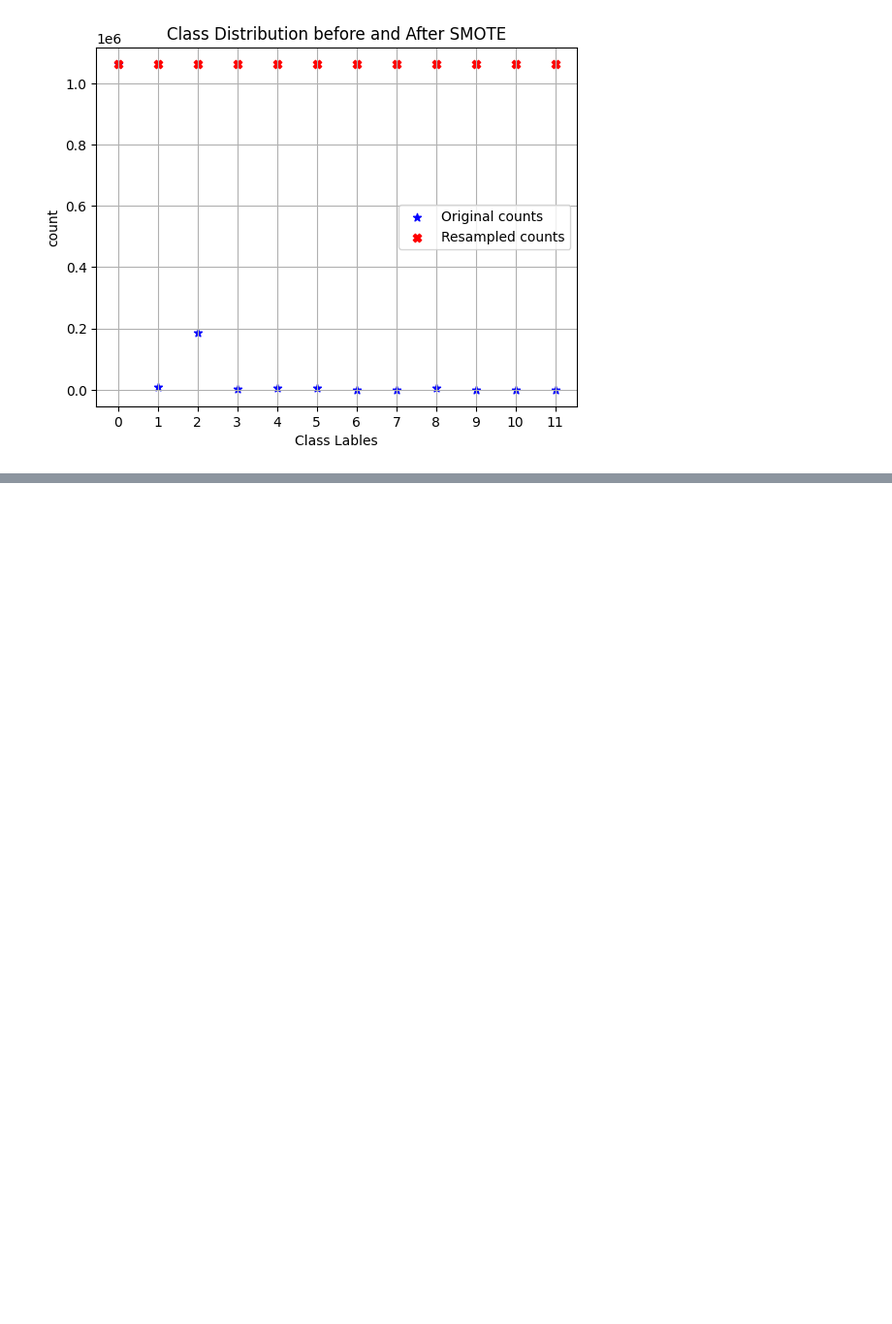
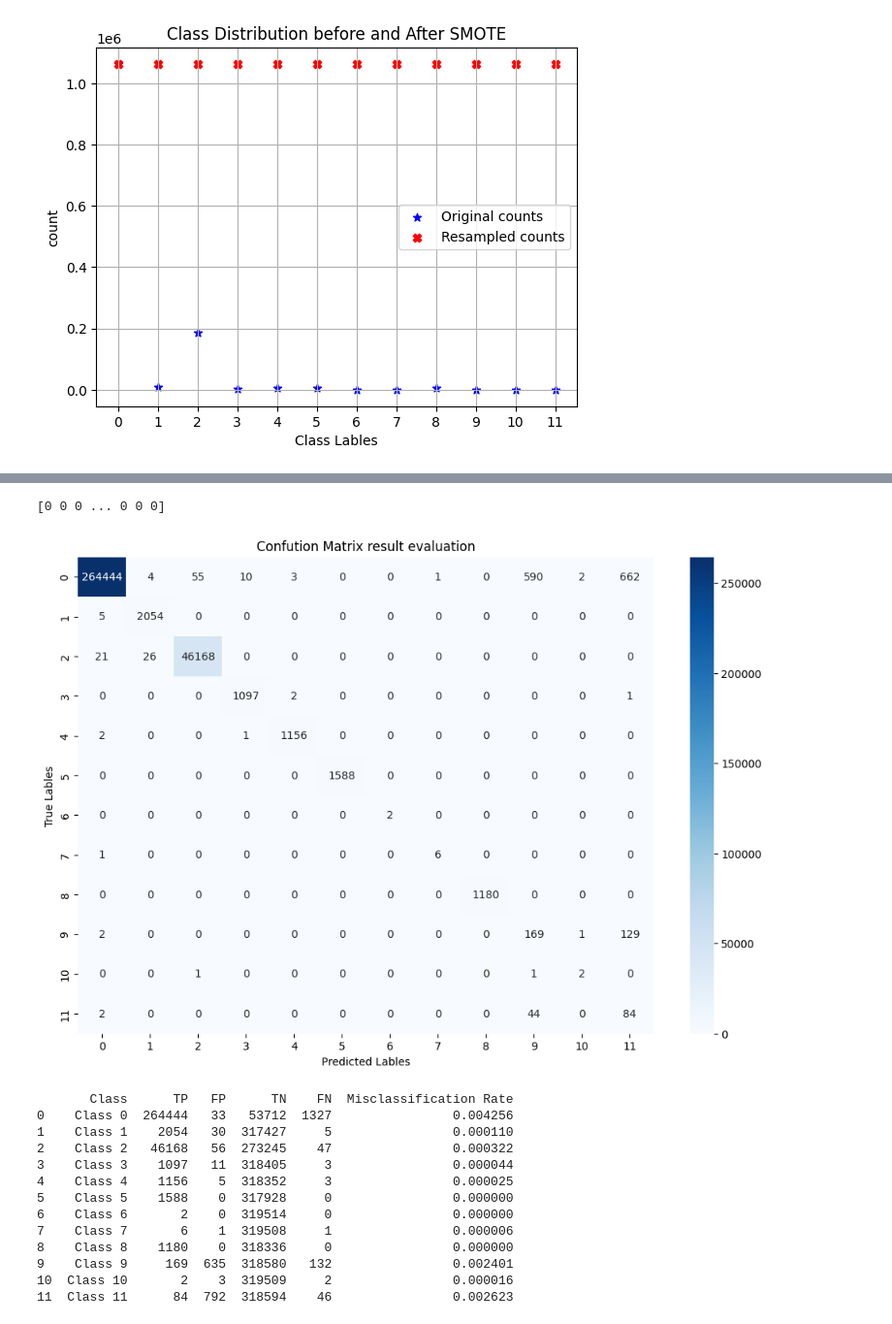
Before and after one commit to MeenaRuwandi/INCS870-Fall2024-Team4, a Jupyter notebook: incs870_team4.ipynb, the cells around one changed output, grey strips where cells are left out. Shown: that part at 97% size. Cells and saved outputs as stored; diff of their text form; code cells hidden in the pictures; blank space fills up the shorter version.

```diff
--- a/incs870_team4.ipynb
+++ b/incs870_team4.ipynb
@@ -583,0 +590,62 @@ KeyboardInterrupt:
+# %%
+#Predict the labels for unseen(test) dataset
+y_pred=model.predict(testDataset) #x_test is the test feature dataset
+print(y_pred)
+# %% [output]
+[0 0 0 ... 0 0 0]
+# %%
+#Evaluate the Model on the Test Dataset
+import seaborn as sns
+
+#Use confution matrix : to see how many times the model predict each class compared to the actual lables
+from sklearn.metrics import confusion_matrix
+
+cm=confusion_matrix(y_test,y_pred)
+
+#plotting the result | test label Vs predicted label
+
+plt.figure(figsize=(12,8))
+sns.heatmap(cm,annot=True, fmt="d",cmap="Blues",xticklabels=range(cm.shape[1]), yticklabels=range(cm.shape[0]))
+
+
+plt.title("Confution Matrix result evaluation")
+plt.xlabel("Predicted Lables")
+plt.ylabel("True Lables")
+plt.show()
+
+#summary of the confution matrix
+TP=[]
+FP=[]
+TN=[]
+FN=[]
+classes=[]
+
+for i in range(cm.shape[0]):
+  TP.append(cm[i,i])
+  FP.append(cm[:,i].sum()-cm[i,i])
+  FN.append(cm[i,:].sum()-cm[i,i])
+  TN.append(cm.sum()-(TP[i]+FP[i]+FN[i]))
+  classes.append(f'Class {i}')
+
+results_df = pd.DataFrame({'Class': classes, 'TP': TP, 'FP': FP, 'TN': TN, 'FN': FN })
+
+# Calculate Misclassification Rate
+results_df['Misclassification Rate'] = (results_df['FP'] + results_df['FN']) / (results_df['TP'] + results_df['FP'] + results_df['TN'] + results_df['FN'])
+
+# Display the results
+print(results_df)
+# %% [output]
+[figure, added]
+       Class      TP   FP      TN    FN  Misclassification Rate
+0    Class 0  264444   33   53712  1327                0.004256
+1    Class 1    2054   30  317427     5                0.000110
+2    Class 2   46168   56  273245    47                0.000322
+3    Class 3    1097   11  318405     3                0.000044
+4    Class 4    1156    5  318352     3                0.000025
+5    Class 5    1588    0  317928     0                0.000000
+6    Class 6       2    0  319514     0                0.000000
+7    Class 7       6    1  319508     1                0.000006
+8    Class 8    1180    0  318336     0                0.000000
+9    Class 9     169  635  318580   132                0.002401
+10  Class 10       2    3  319509     2                0.000016
+11  Class 11      84  792  318594    46                0.002623
```
Also changed, not shown: parts of 9 cells of this notebook.
